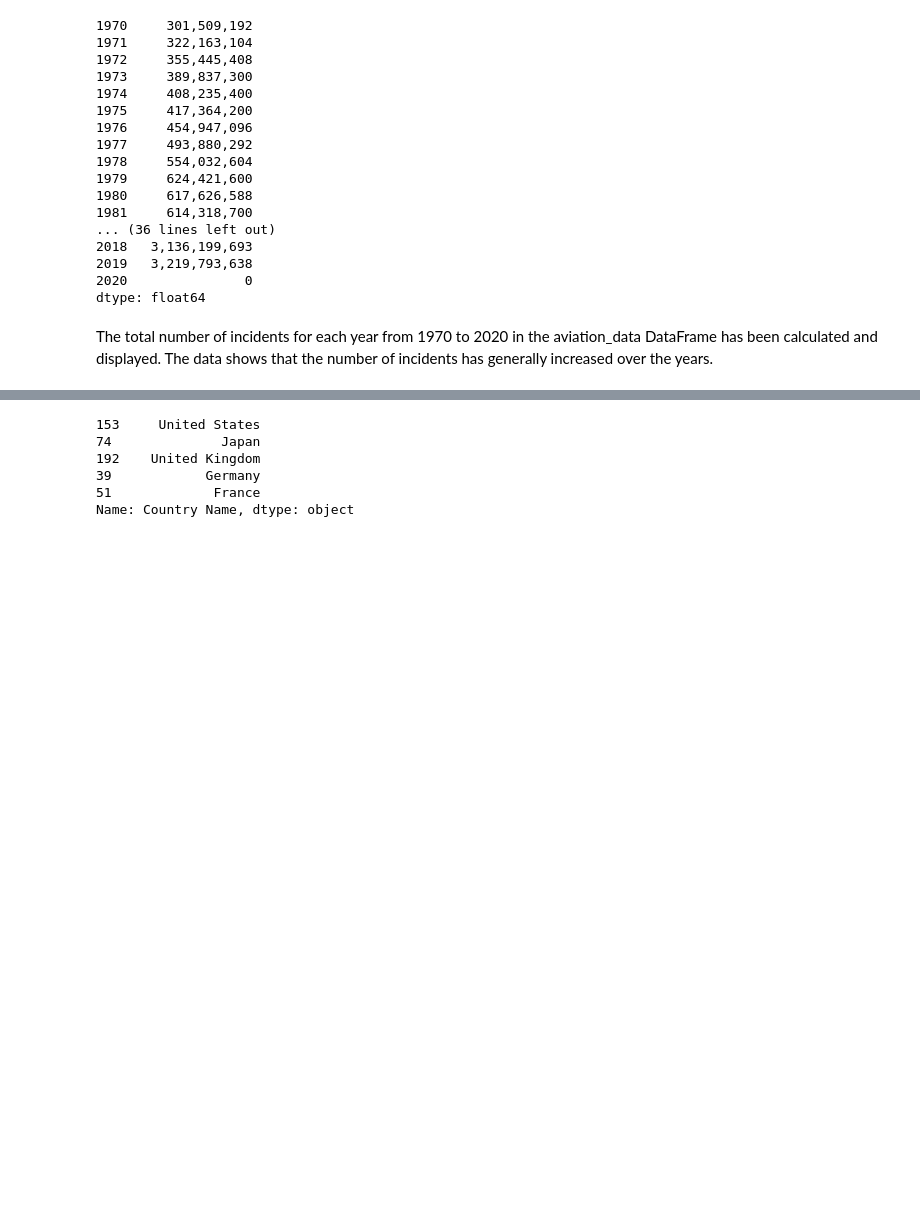
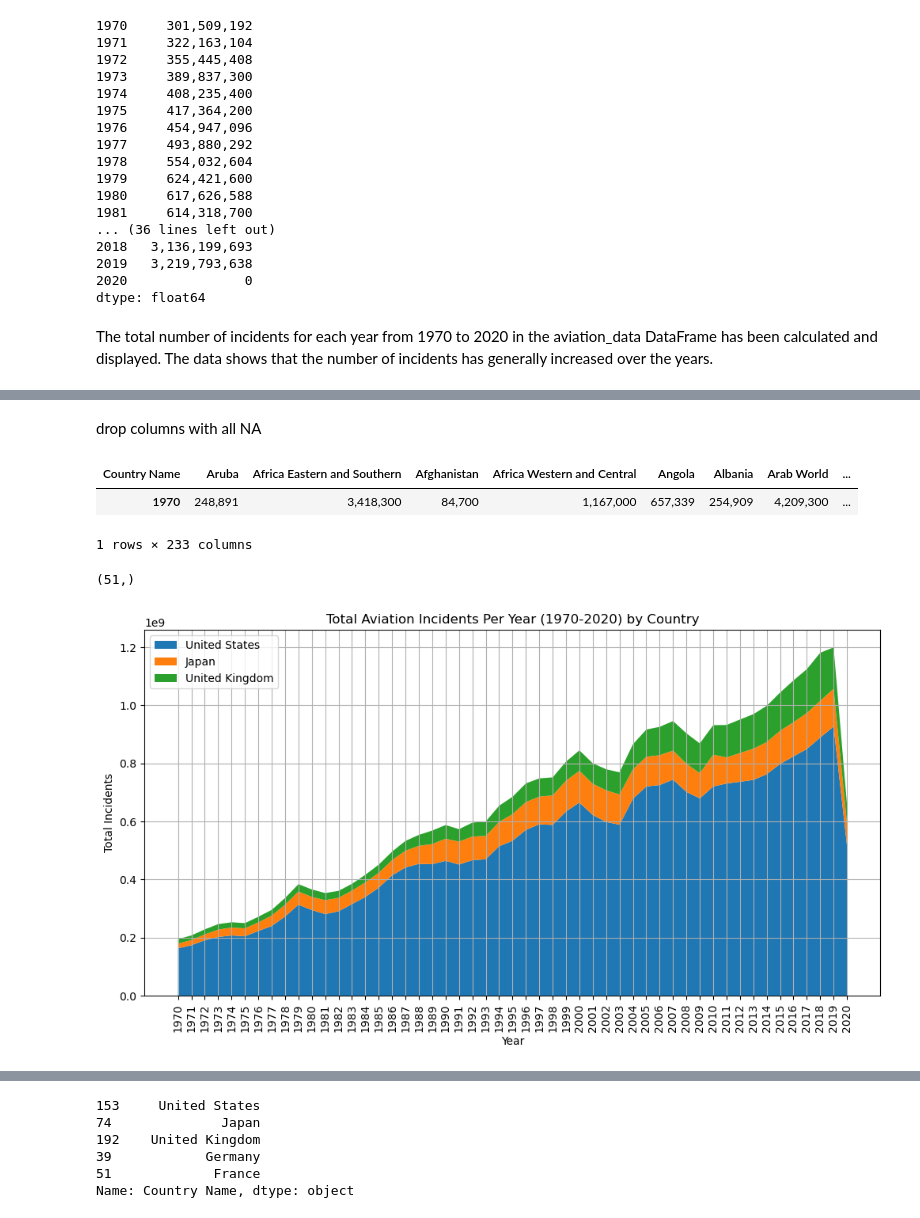
Before and after one commit to ello-pakchoy/Aviation_project, a Jupyter notebook: Final_Report_Aviation.ipynb, the cells around one changed output, grey strips where cells are left out. Saved outputs shown, nothing was run; the diff lists cells and outputs as text; code cells hidden in the pictures; blank space fills up the shorter version.

```diff
--- a/Final_Report_Aviation.ipynb
+++ b/Final_Report_Aviation.ipynb
@@ -268,0 +271,7 @@ The total number of incidents for each year from 1970 to 2020 in the aviation_da
+# %%
+transposed_data1 = transposed_data.iloc[1:, :]
+type(transposed_data1.iloc[ 0, 2])
+transposed_data1.isna().sum()
+
+transposed_data1 = transposed_data1.fillna(transposed_data1.mean())
+transposed_data1.isna().sum()
@@ -269,3 +292,34 @@ The total number of incidents for each year from 1970 to 2020 in the aviation_da
+# %%
+transposed_data1 = transposed_data1.dropna(axis=1)
+# %% [markdown]
+drop columns with all NA
+# %%
+transposed_data1.head(1)
+# %% [output]
+| Country Name | Aruba | Africa Eastern and Southern | Afghanistan | Africa Western and Central | Angola | Albania | Arab World | ... |
+| 1970 | 248,891 | 3,418,300 | 84,700 | 1,167,000 | 657,339 | 254,909 | 4,209,300 | ... |
+1 rows × 233 columns
+# %%
+transposed_data1.values.shape
+transposed_data1["Aruba"].shape
+# %% [output]
+(51,)
+# %%
+
+# stacked area chart
+plt.figure(figsize=(12, 6))
+plt.xticks(rotation= 90)
+#plt.stackplot(transposed_data1.index, transposed_data1.values, labels=transposed_data1.columns)
+plt.stackplot(transposed_data1.index, transposed_data1["United States"], transposed_data1["Japan"],
+              transposed_data1["United Kingdom"], labels= ["United States", "Japan", "United Kingdom"])
+plt.title('Total Aviation Incidents Per Year (1970-2020) by Country')
+plt.xlabel('Year')
+plt.ylabel('Total Incidents')
+plt.legend(loc='upper left')
+plt.grid(True)
+plt.show()
+# %% [output]
+[figure, added]
 # %%
 # # inspecting the transposed_data to understand the issue with the index
 # code_to_inspect_transposed_data = 'print(transposed_data.index)'
```
Also changed, not shown: parts of 28 cells of this notebook.
